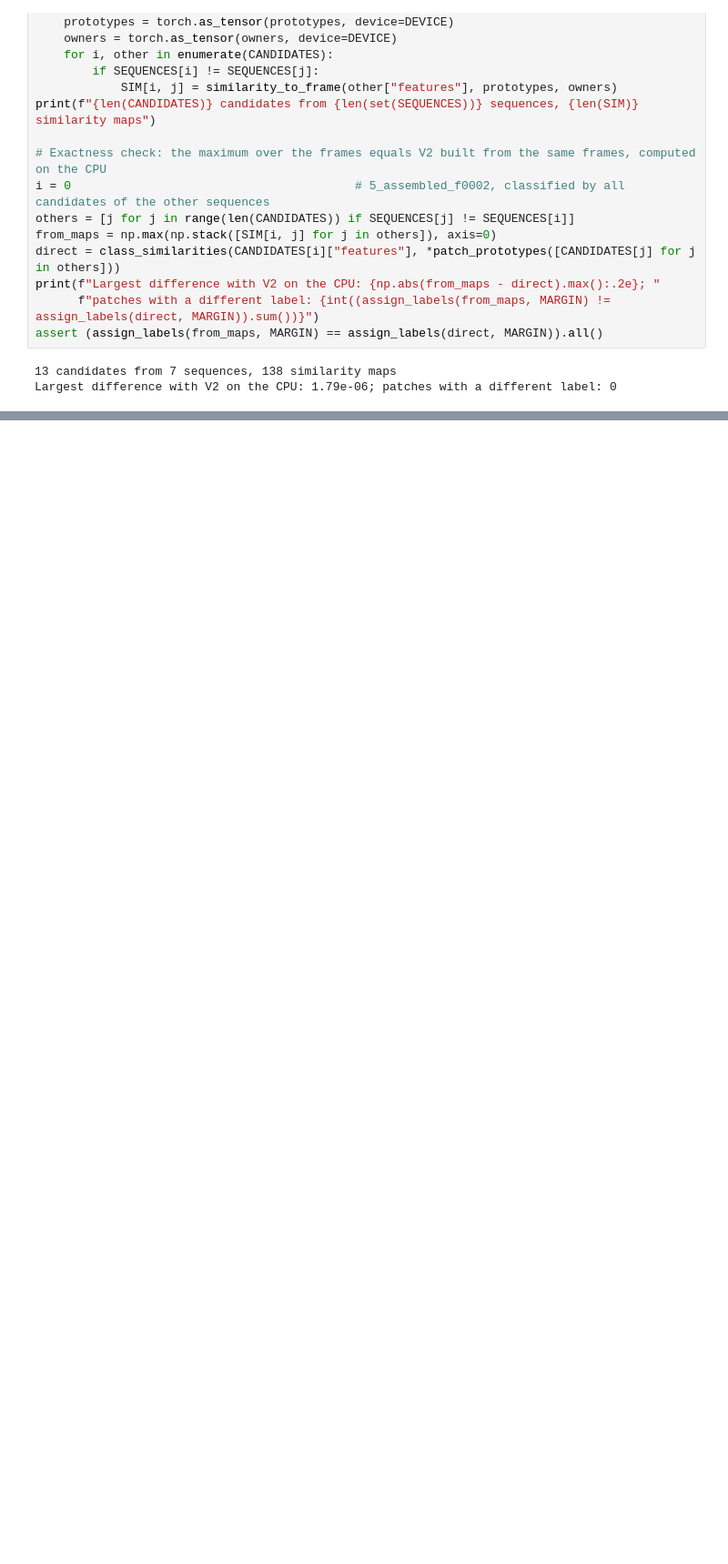
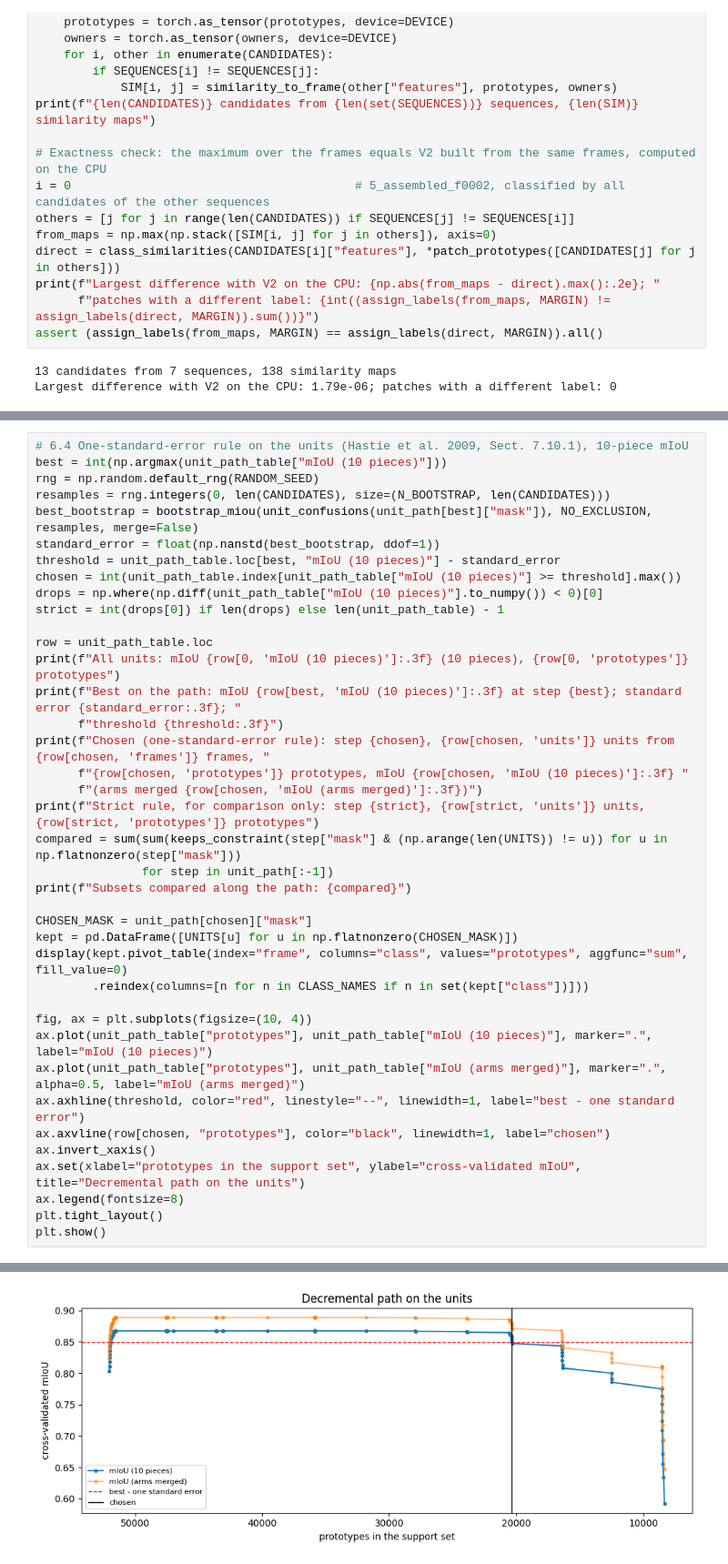
Before and after one commit to xrushofblood/vad_project, a Jupyter notebook: notebooks/phase_1_support_set_v2_study.ipynb, the cells around one changed output, grey strips where cells are left out. Shown at 91% size. Drawn from its saved outputs; the diff is of its cells as text; blank space fills up the shorter version.

```diff
--- a/notebooks/phase_1_support_set_v2_study.ipynb
+++ b/notebooks/phase_1_support_set_v2_study.ipynb
@@ -1097,0 +1118,40 @@ Strict rule, for comparison only: step 6, 7 frames
+# %%
+# 6.4 One-standard-error rule on the units (Hastie et al. 2009, Sect. 7.10.1), 10-piece mIoU
+best = int(np.argmax(unit_path_table["mIoU (10 pieces)"]))
+rng = np.random.default_rng(RANDOM_SEED)
+resamples = rng.integers(0, len(CANDIDATES), size=(N_BOOTSTRAP, len(CANDIDATES)))
+best_bootstrap = bootstrap_miou(unit_confusions(unit_path[best]["mask"]), NO_EXCLUSION, resamples, merge=False)
+standard_error = float(np.nanstd(best_bootstrap, ddof=1))
+threshold = unit_path_table.loc[best, "mIoU (10 pieces)"] - standard_error
+chosen = int(unit_path_table.index[unit_path_table["mIoU (10 pieces)"] >= threshold].max())
+drops = np.where(np.diff(unit_path_table["mIoU (10 pieces)"].to_numpy()) < 0)[0]
+strict = int(drops[0]) if len(drops) else len(unit_path_table) - 1
+
+row = unit_path_table.loc
+print(f"All units: mIoU {row[0, 'mIoU (10 pieces)']:.3f} (10 pieces), {row[0, 'prototypes']} prototypes")
+print(f"Best on the path: mIoU {row[best, 'mIoU (10 pieces)']:.3f} at step {best}; standard error {standard_error:.3f}; "
+      f"threshold {threshold:.3f}")
+print(f"Chosen (one-standard-error rule): step {chosen}, {row[chosen, 'units']} units from {row[chosen, 'frames']} frames, "
+      f"{row[chosen, 'prototypes']} prototypes, mIoU {row[chosen, 'mIoU (10 pieces)']:.3f} "
+      f"(arms merged {row[chosen, 'mIoU (arms merged)']:.3f})")
+print(f"Strict rule, for comparison only: step {strict}, {row[strict, 'units']} units, {row[strict, 'prototypes']} prototypes")
+compared = sum(sum(keeps_constraint(step["mask"] & (np.arange(len(UNITS)) != u)) for u in np.flatnonzero(step["mask"]))
+               for step in unit_path[:-1])
+print(f"Subsets compared along the path: {compared}")
+
+CHOSEN_MASK = unit_path[chosen]["mask"]
+kept = pd.DataFrame([UNITS[u] for u in np.flatnonzero(CHOSEN_MASK)])
+display(kept.pivot_table(index="frame", columns="class", values="prototypes", aggfunc="sum", fill_value=0)
+        .reindex(columns=[n for n in CLASS_NAMES if n in set(kept["class"])]))
+
+fig, ax = plt.subplots(figsize=(10, 4))
+ax.plot(unit_path_table["prototypes"], unit_path_table["mIoU (10 pieces)"], marker=".", label="mIoU (10 pieces)")
+ax.plot(unit_path_table["prototypes"], unit_path_table["mIoU (arms merged)"], marker=".", alpha=0.5, label="mIoU (arms merged)")
+ax.axhline(threshold, color="red", linestyle="--", linewidth=1, label="best - one standard error")
+ax.axvline(row[chosen, "prototypes"], color="black", linewidth=1, label="chosen")
+ax.invert_xaxis()
+ax.set(xlabel="prototypes in the support set", ylabel="cross-validated mIoU", title="Decremental path on the units")
+ax.legend(fontsize=8)
+plt.tight_layout()
+plt.show()
+# %% [output]
@@ -1097,0 +1177 @@ Strict rule, for comparison only: step 6, 7 frames
+[figure, added]
```
Also changed, not shown: parts of 6 cells of this notebook.
